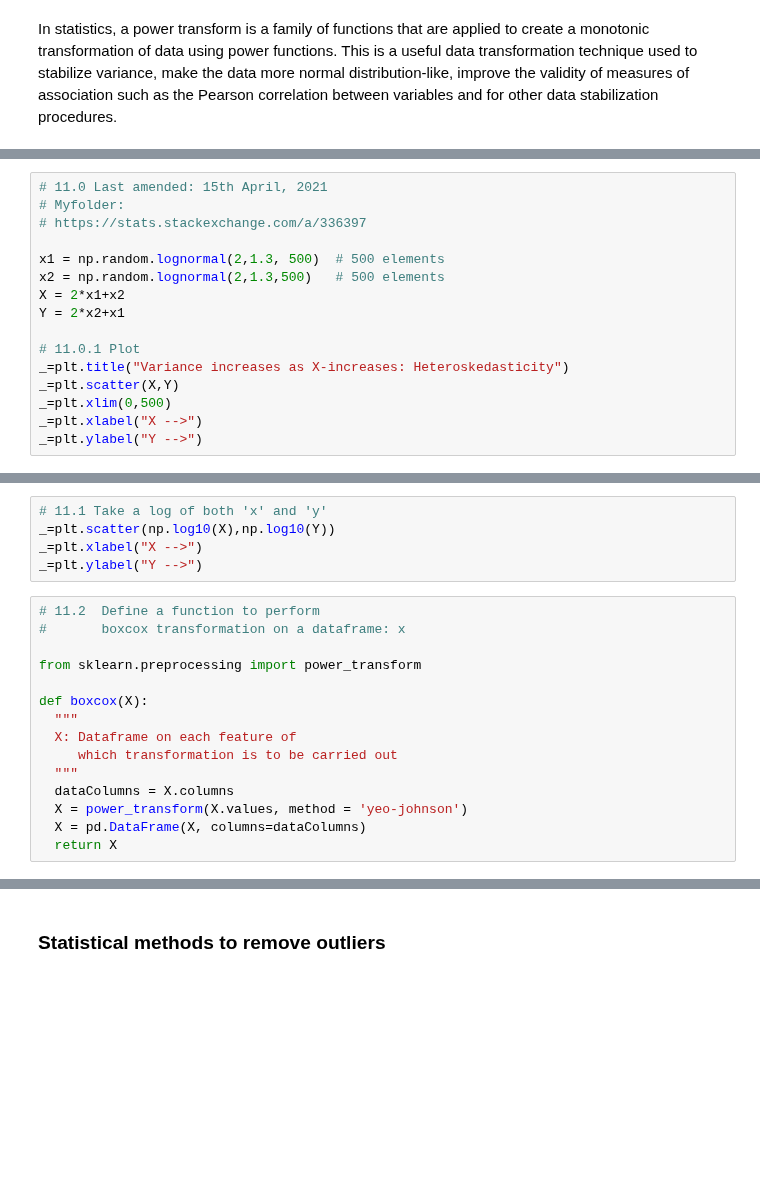
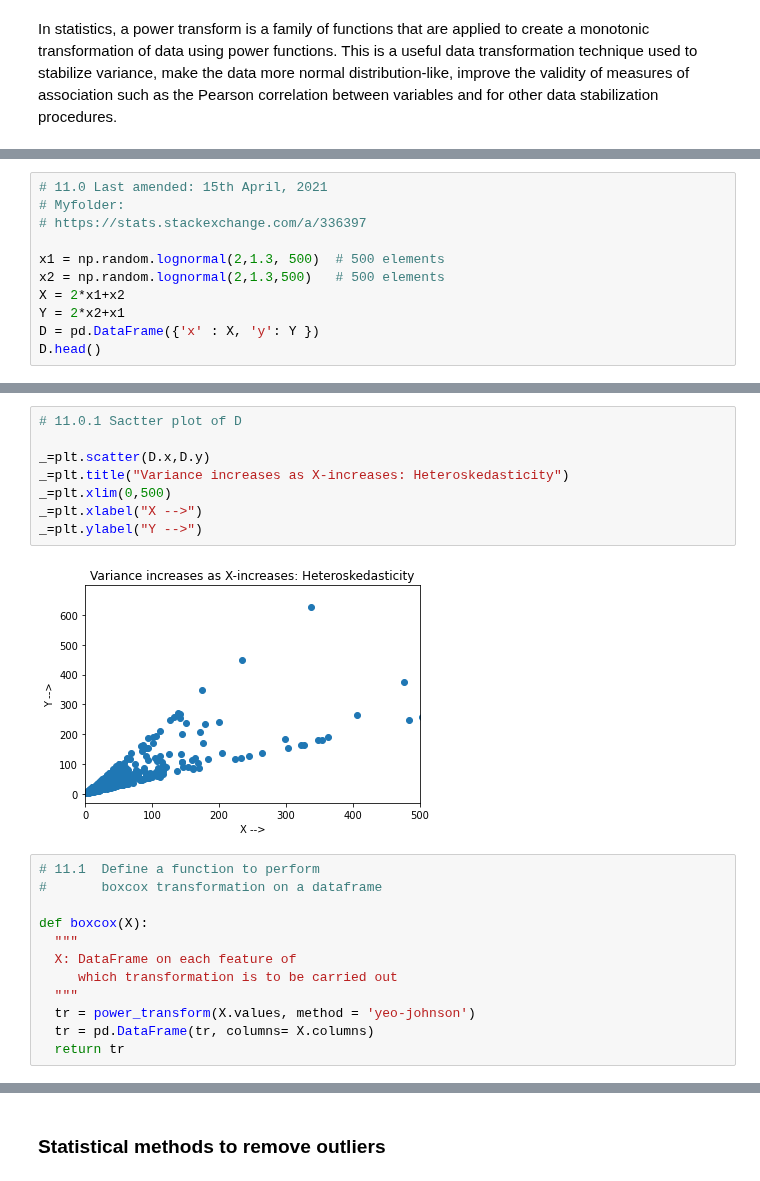
Before and after one commit to harnalashok/Clustering, a Jupyter notebook: online_retail_rfm.ipynb, the cells around one changed output, grey strips where cells are left out. Cells and saved outputs as stored; diff of their text form; blank space fills up the shorter version.

```diff
--- a/online_retail_rfm.ipynb
+++ b/online_retail_rfm.ipynb
@@ -772,10 +811,5 @@ x1 = np.random.lognormal(2,1.3, 500)  # 500 elements
 x2 = np.random.lognormal(2,1.3,500)   # 500 elements
 X = 2*x1+x2
 Y = 2*x2+x1
-
-# 11.0.1 Plot
-_=plt.title("Variance increases as X-increases: Heteroskedasticity")
-_=plt.scatter(X,Y)
-_=plt.xlim(0,500)
-_=plt.xlabel("X -->")
-_=plt.ylabel("Y -->")
+D = pd.DataFrame({'x' : X, 'y': Y })
+D.head()
@@ -782,20 +823,22 @@ _=plt.ylabel("Y -->")
 # %%
-# 11.1 Take a log of both 'x' and 'y'
-_=plt.scatter(np.log10(X),np.log10(Y))
+# 11.0.1 Sactter plot of D
+
+_=plt.scatter(D.x,D.y)
+_=plt.title("Variance increases as X-increases: Heteroskedasticity")
+_=plt.xlim(0,500)
 _=plt.xlabel("X -->")
 _=plt.ylabel("Y -->")
+# %% [output]
+[figure, added]
 # %%
-# 11.2  Define a function to perform
-#       boxcox transformation on a dataframe: x
-
-from sklearn.preprocessing import power_transform
+# 11.1  Define a function to perform
+#       boxcox transformation on a dataframe
 
 def boxcox(X):
   """
-  X: Dataframe on each feature of
+  X: DataFrame on each feature of
      which transformation is to be carried out
   """
-  dataColumns = X.columns
-  X = power_transform(X.values, method = 'yeo-johnson')
-  X = pd.DataFrame(X, columns=dataColumns)
-  return X
+  tr = power_transform(X.values, method = 'yeo-johnson')
+  tr = pd.DataFrame(tr, columns= X.columns)
+  return tr
```
Also changed, not shown: parts of 93 cells of this notebook.
